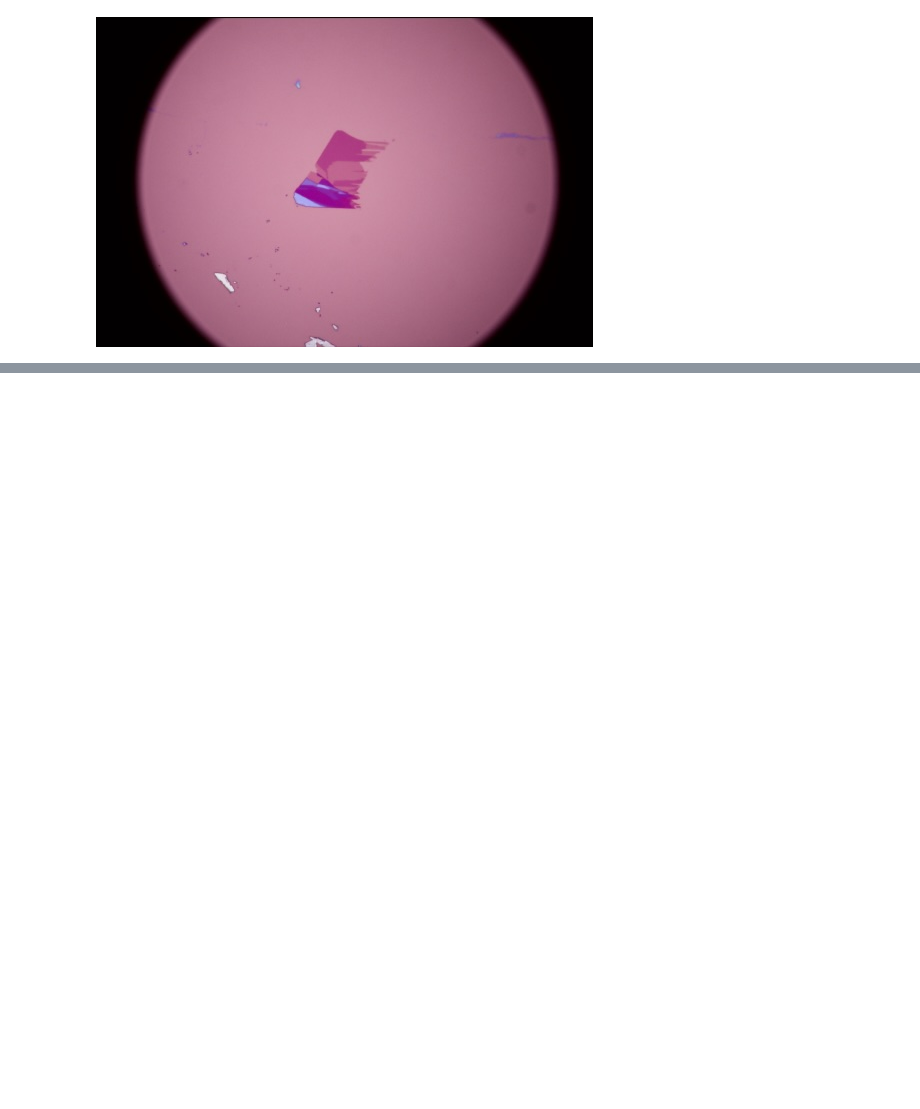
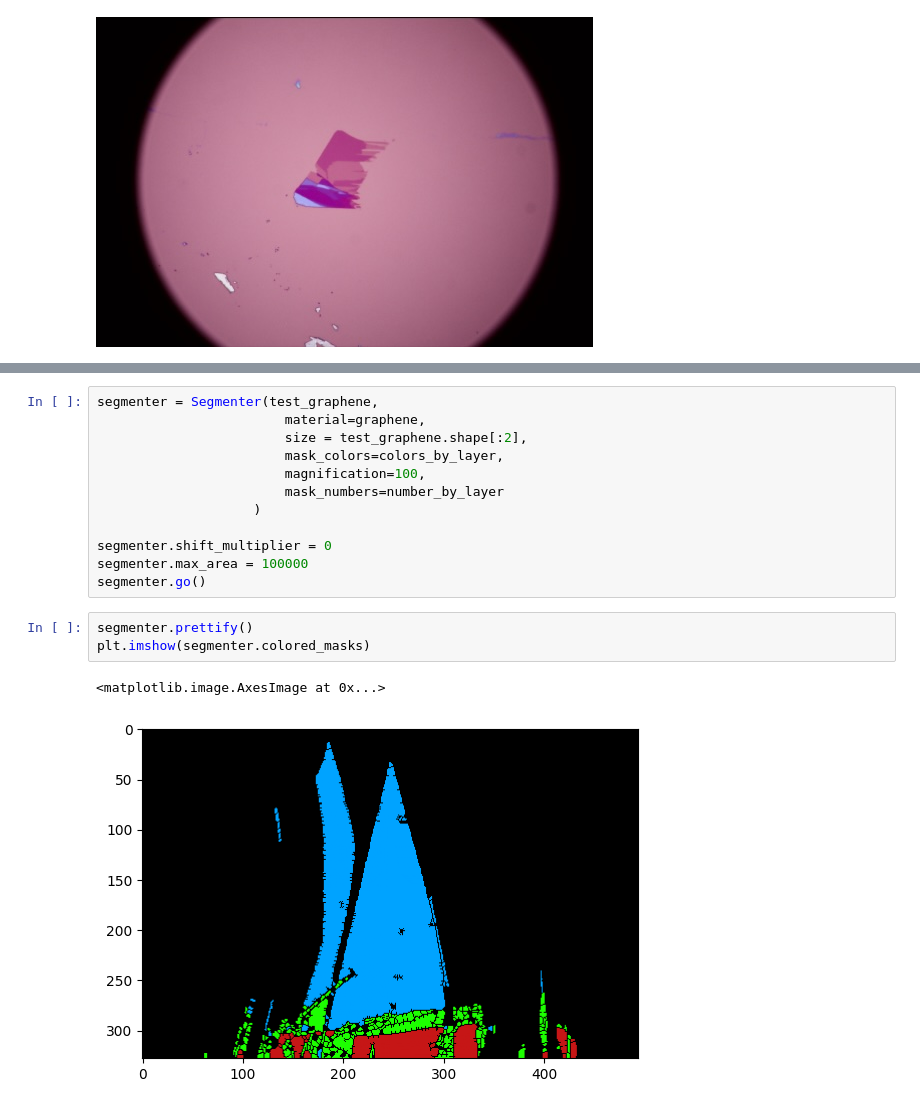
Before and after one commit to MS-Awesome321/2d_World, a Jupyter notebook: demo.ipynb, the cells around one changed output, grey strips where cells are left out. Drawn from its saved outputs; the diff is of its cells as text; blank space fills up the shorter version.

```diff
--- a/demo.ipynb
+++ b/demo.ipynb
@@ -61,0 +73,18 @@ plt.imshow(segmenter.colored_masks)
+# %%
+segmenter = Segmenter(test_graphene,
+                        material=graphene,
+                        size = test_graphene.shape[:2],
+                        mask_colors=colors_by_layer,
+                        magnification=100,
+                        mask_numbers=number_by_layer
+                    )
+
+segmenter.shift_multiplier = 0
+segmenter.max_area = 100000
+segmenter.go()
+# %%
+segmenter.prettify()
+plt.imshow(segmenter.colored_masks)
+# %% [output]
+<matplotlib.image.AxesImage at 0x...>
+[figure, added]
```
Also changed, not shown: parts of 8 cells of this notebook, 10 other files.
